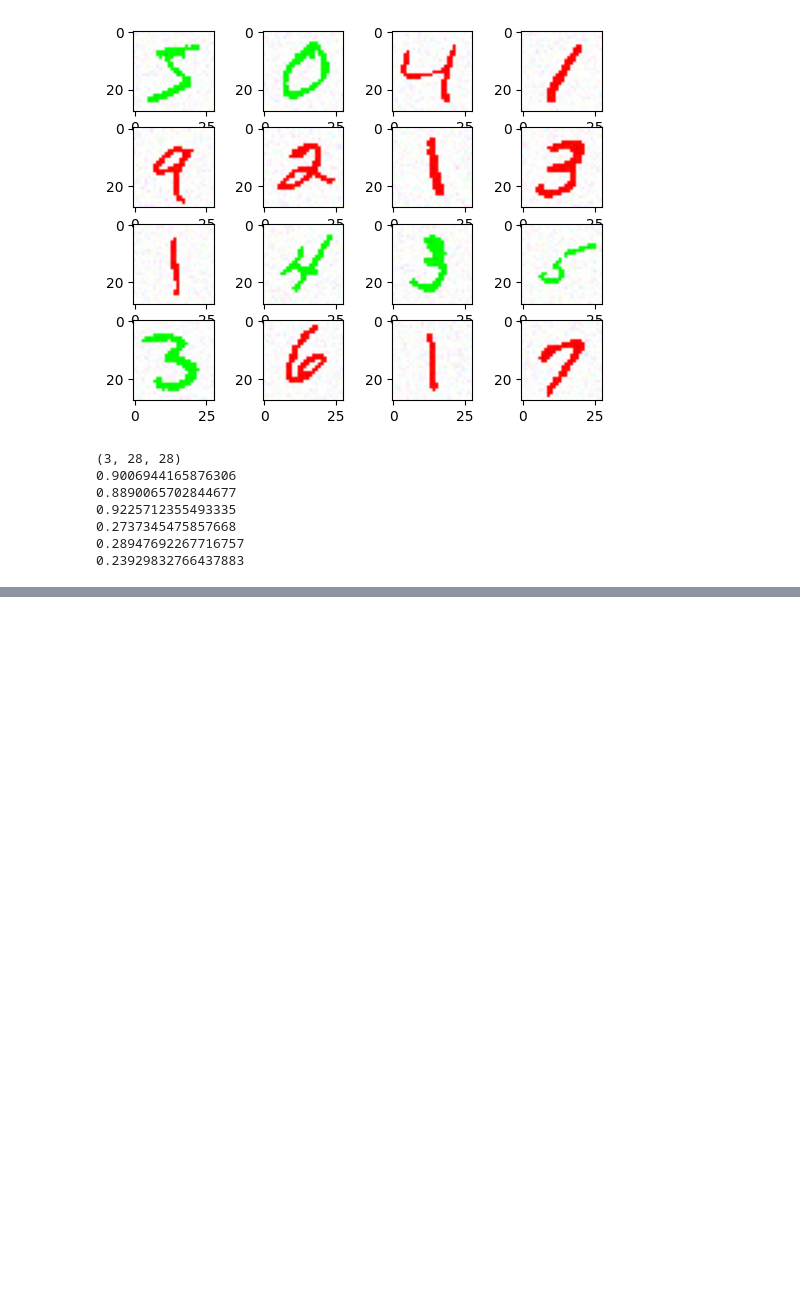
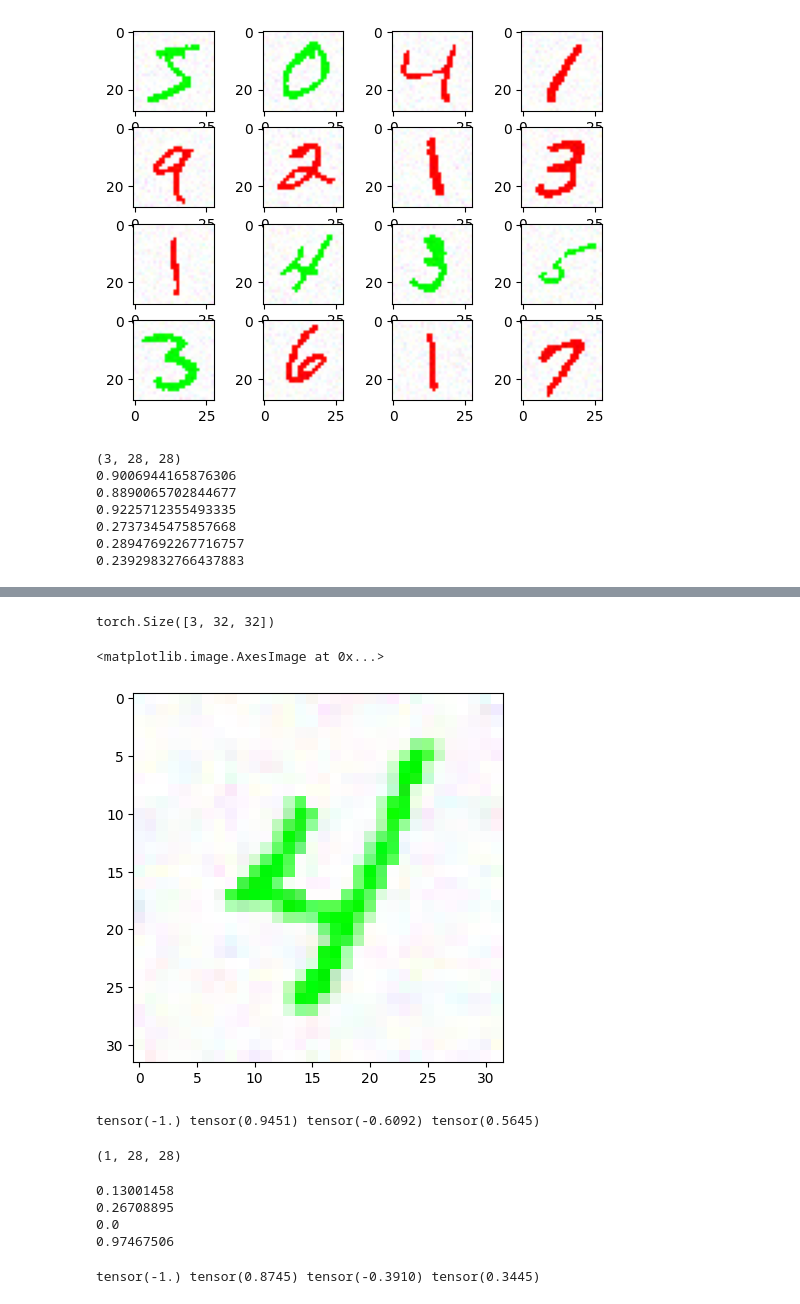
Before and after one commit to scanhex/dann-mnist, a Jupyter notebook: plot_cmnist.ipynb, the cells around one changed output, grey strips where cells are left out. Cells and saved outputs as stored; diff of their text form; code cells hidden in the pictures; blank space fills up the shorter version.

```diff
--- a/plot_cmnist.ipynb
+++ b/plot_cmnist.ipynb
@@ -35,0 +38,3 @@ print(train_x[:][2].std())
+# %%
+img = torch.load('cmnist.torch')
+img
@@ -35,0 +59,8 @@ print(train_x[:][2].std())
+# %%
+print(img.shape)
+img = (img - img.min()) / (img.max() - img.min())
+plt.imshow(img.permute(1,2,0))
+# %% [output]
+torch.Size([3, 32, 32])
+<matplotlib.image.AxesImage at 0x...>
+[figure, added]
@@ -35,0 +69,4 @@ print(train_x[:][2].std())
+# %%
+print(img.min(), img.max(), img.mean(), img.std())
+# %% [output]
+tensor(-1.) tensor(0.9451) tensor(-0.6092) tensor(0.5645)
@@ -35,0 +77,20 @@ print(train_x[:][2].std())
+# %%
+
+usps[0][0][0].shape
+# %% [output]
+(1, 28, 28)
+# %%
+print(usps[0][0][0].mean())
+print(usps[0][0][0].std())
+print(usps[0][0][0].min())
+print(usps[0][0][0].max())
+# %% [output]
+0.13001458
+0.26708895
+0.0
+0.97467506
+# %%
+
+print(img.min(), img.max(), img.mean(), img.std())
+# %% [output]
+tensor(-1.) tensor(0.8745) tensor(-0.3910) tensor(0.3445)
```
Also changed, not shown: parts of 8 cells of this notebook, 3 other files.
